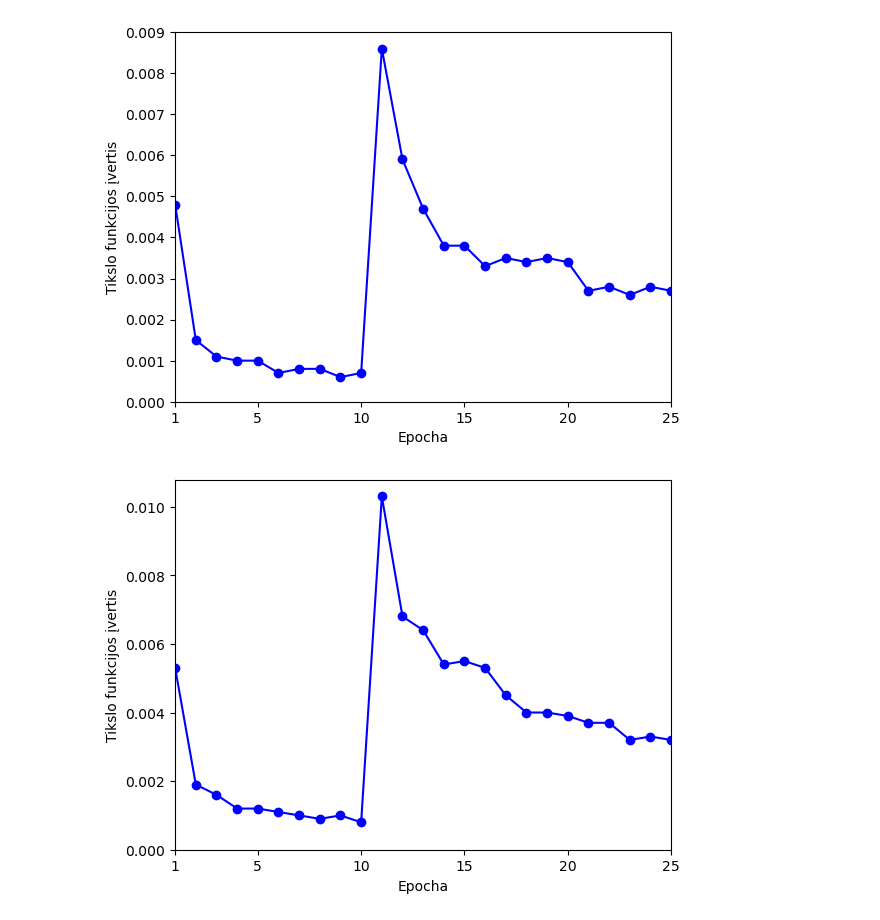
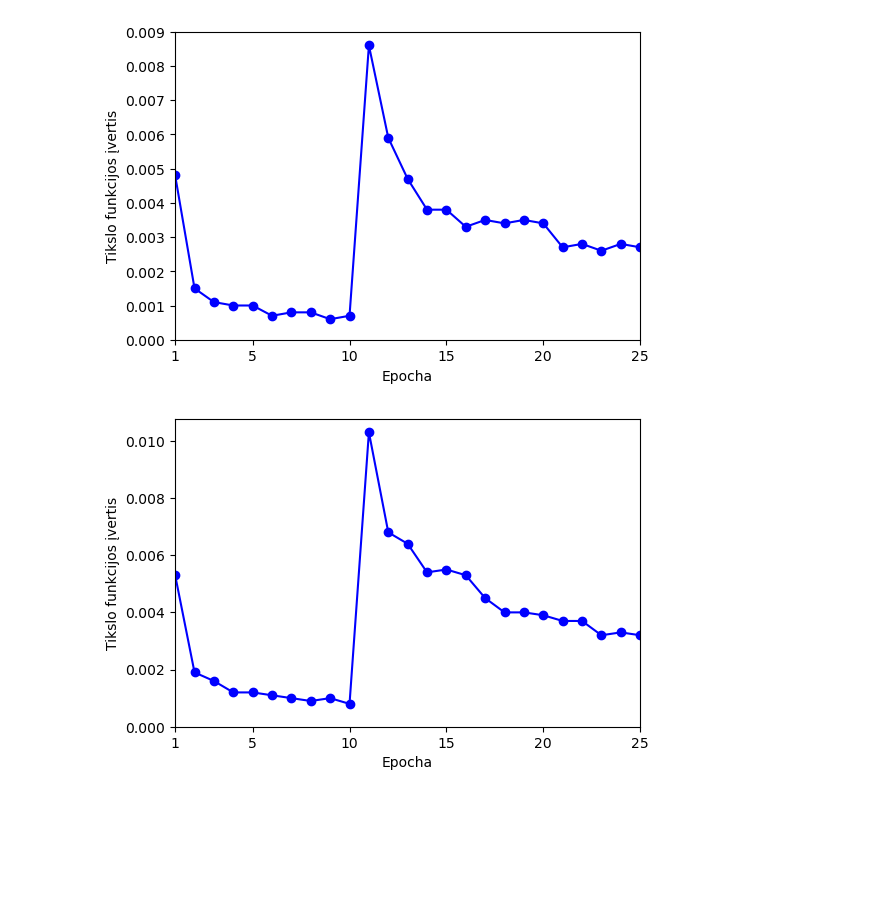
Before and after one commit to AugustinasMK/TheNextModel, a Jupyter notebook: FinalEvaluation/Loss.ipynb, the cells around one changed output. Saved outputs shown, nothing was run; the diff lists cells and outputs as text; code cells hidden in the pictures; blank space fills up the shorter version.

```diff
--- a/FinalEvaluation/Loss.ipynb
+++ b/FinalEvaluation/Loss.ipynb
@@ -14,14 +14,15 @@ disc21_loss = [
 # %%
 plt.plot(epochs, disc21_loss, 'o-b')
 plt.xlim(1, 25)
 plt.ylim(bottom=0, top=None)
 plt.xticks([1, 5, 10, 15, 20, 25])
 plt.xlabel("Epocha")
 plt.ylabel("Tikslo funkcijos įvertis")
+plt.gcf().set_size_inches(6, 4)
 plt.savefig('./disc21_loss.eps', format='eps')
 plt.show()
 # %% [output]
-[figure, old version]
+[figure, new version]
 # %%
 glv2_t_loss = [
     0.0053, 0.0019, 0.0016, 0.0012, 0.0012,
@@ -37,10 +38,11 @@ plt.ylim(bottom=0, top=None)
 plt.xticks([1, 5, 10, 15, 20, 25])
 plt.xlabel("Epocha")
 plt.ylabel("Tikslo funkcijos įvertis")
+plt.gcf().set_size_inches(6, 4)
 plt.savefig('./glv2_t_loss.eps', format='eps')
 plt.show()
 # %% [output]
-[figure, old version]
+[figure, new version]
 # %%
 glv2_q_loss = [
     0.1401, 0.0720, 0.0536, 0.0446, 0.0397,
```
Also changed, not shown: parts of 1 cell of this notebook, 14 other files.
